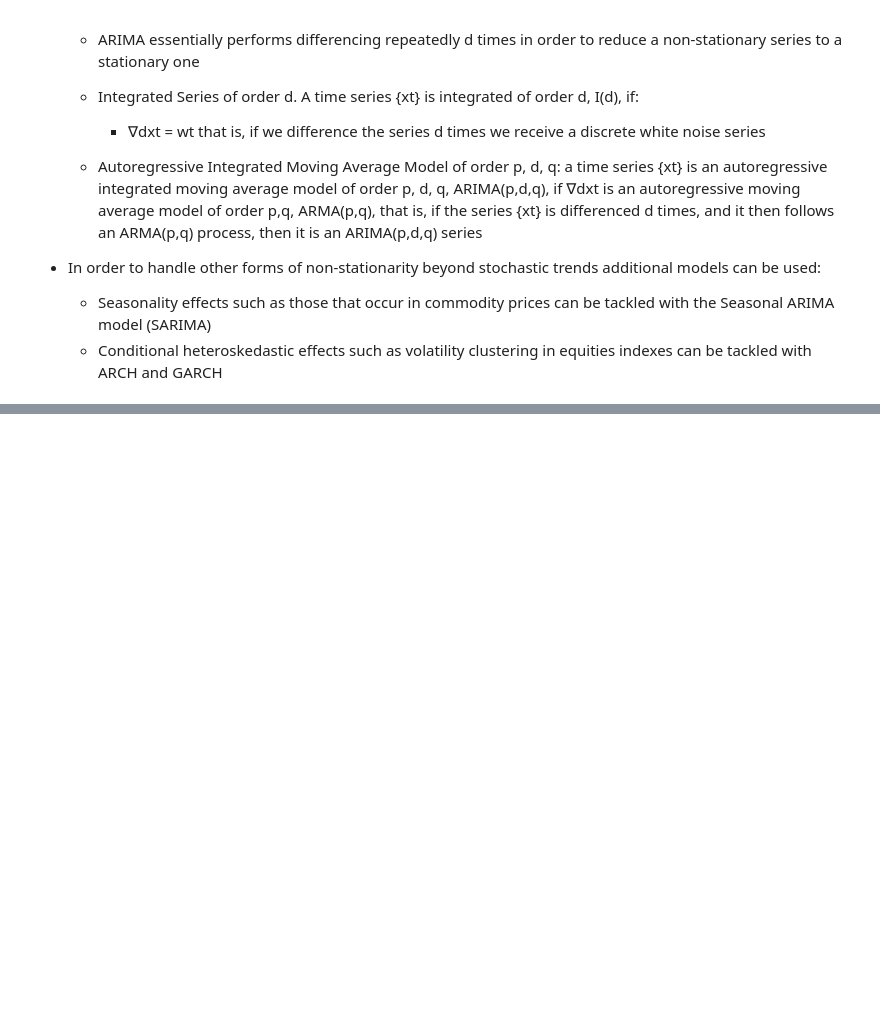
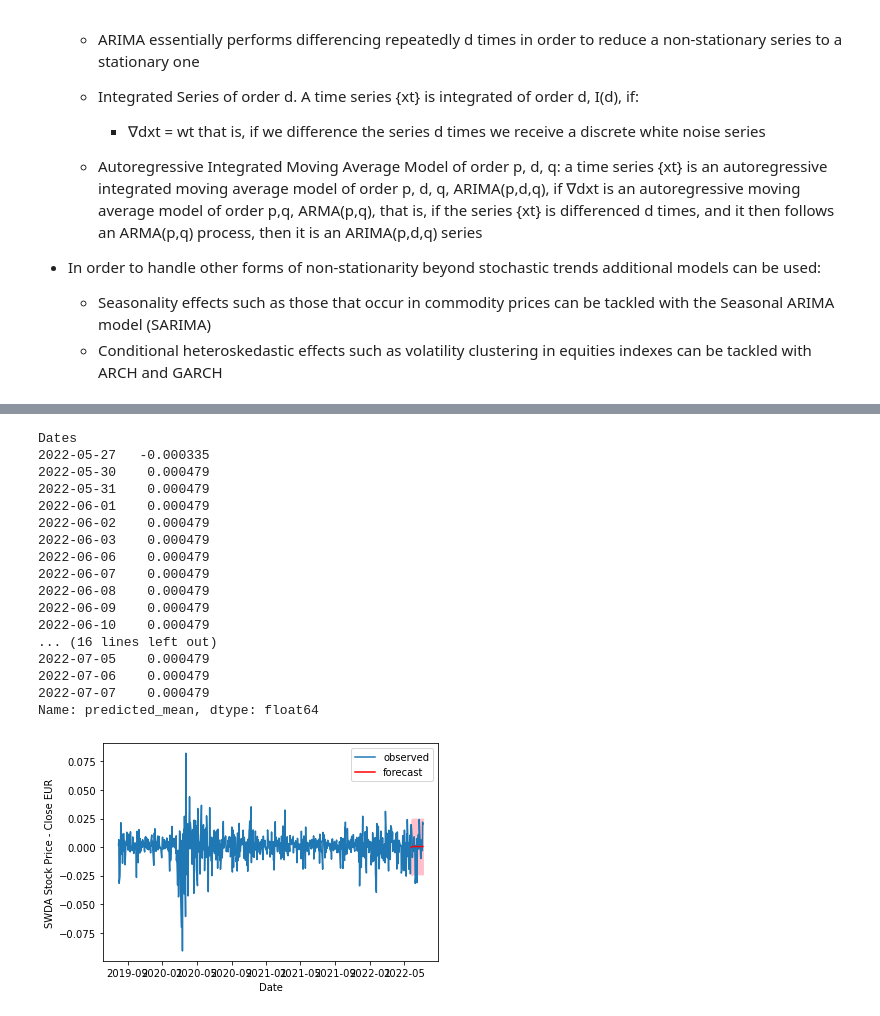
Before and after one commit to bearloop/learning-resources, a Jupyter notebook: 24_time_series_analysis.ipynb, the cells around one changed output, grey strips where cells are left out. Cells and saved outputs as stored; diff of their text form; code cells hidden in the pictures; blank space fills up the shorter version.

```diff
--- a/24_time_series_analysis.ipynb
+++ b/24_time_series_analysis.ipynb
@@ -941 +1097,56 @@ plt.show()
+# %%
+# ----------------------------------------------------- 5. Dynamic predictions (n-periods ahead forecasts)
+
+# Generate predictions
+dynamic_forecast = results_swda.get_prediction(start=-30, dynamic=True)
+
+# Extract prediction mean
+mean_forecast = dynamic_forecast.predicted_mean
+
+# Get confidence intervals of predictions
+confidence_intervals = dynamic_forecast.conf_int()
+
+# Select lower and upper confidence limits
+lower_limits = confidence_intervals.loc[:,'lower SWDA']
+upper_limits = confidence_intervals.loc[:,'upper SWDA']
+
+# Print best estimate predictions
+print(mean_forecast)
+
+# plot dynamic pred
+# plot the amazon data
+plt.plot(pct_swda.index, pct_swda, label='observed')
+
+
+# plot your mean predictions
+plt.plot(mean_forecast.index, mean_forecast, color='r', label='forecast')
+
+# shade the area between your confidence limits
+plt.fill_between(lower_limits.index, lower_limits,
+               upper_limits, color='pink')
+
+# set labels, legends and show plot
+plt.xlabel('Date')
+plt.ylabel('SWDA Stock Price - Close EUR')
+plt.legend()
+plt.show()
+# %% [output]
+Dates
+2022-05-27   -0.000335
+2022-05-30    0.000479
+2022-05-31    0.000479
+2022-06-01    0.000479
+2022-06-02    0.000479
+2022-06-03    0.000479
+2022-06-06    0.000479
+2022-06-07    0.000479
+2022-06-08    0.000479
+2022-06-09    0.000479
+2022-06-10    0.000479
+... (16 lines left out)
+2022-07-05    0.000479
+2022-07-06    0.000479
+2022-07-07    0.000479
+Name: predicted_mean, dtype: float64
+[figure, added]
 # %%
```
Also changed, not shown: parts of 25 cells of this notebook, 2 other files.
